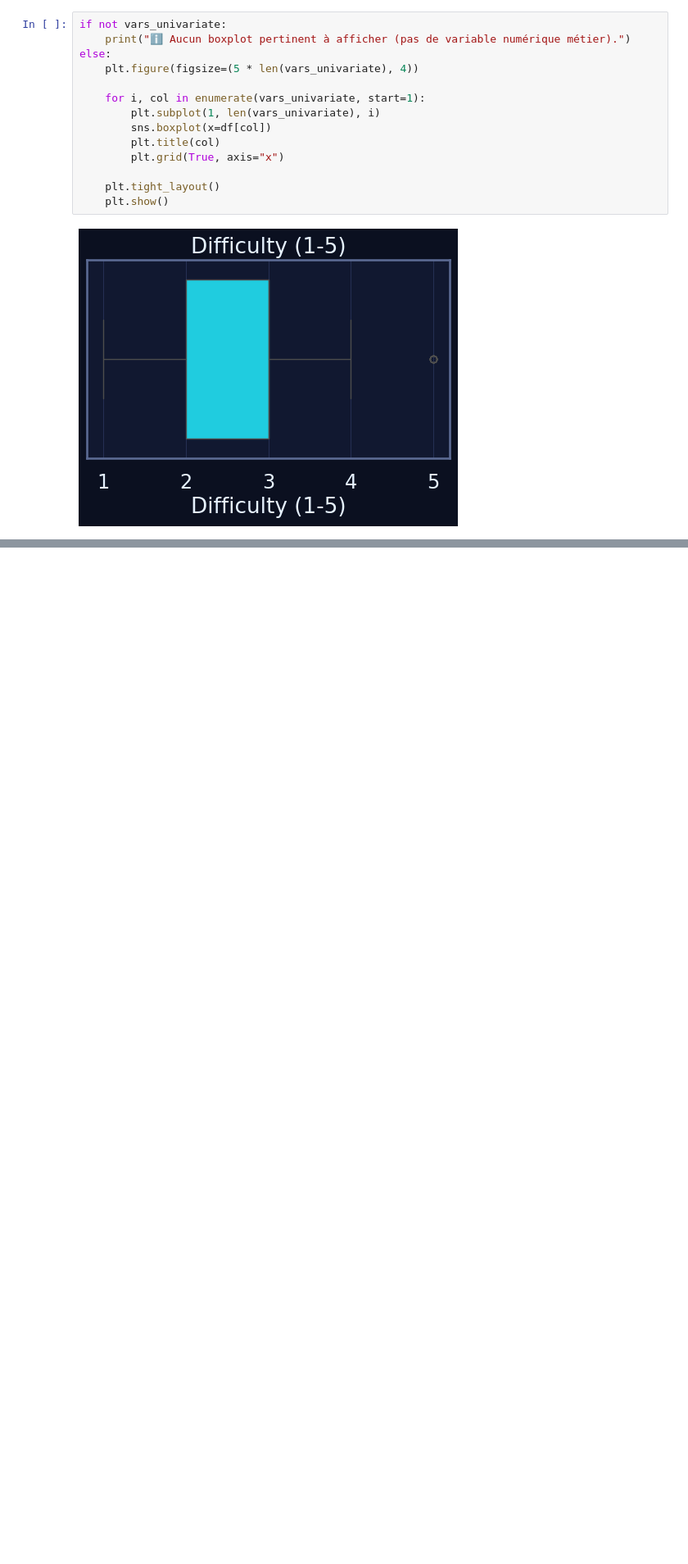
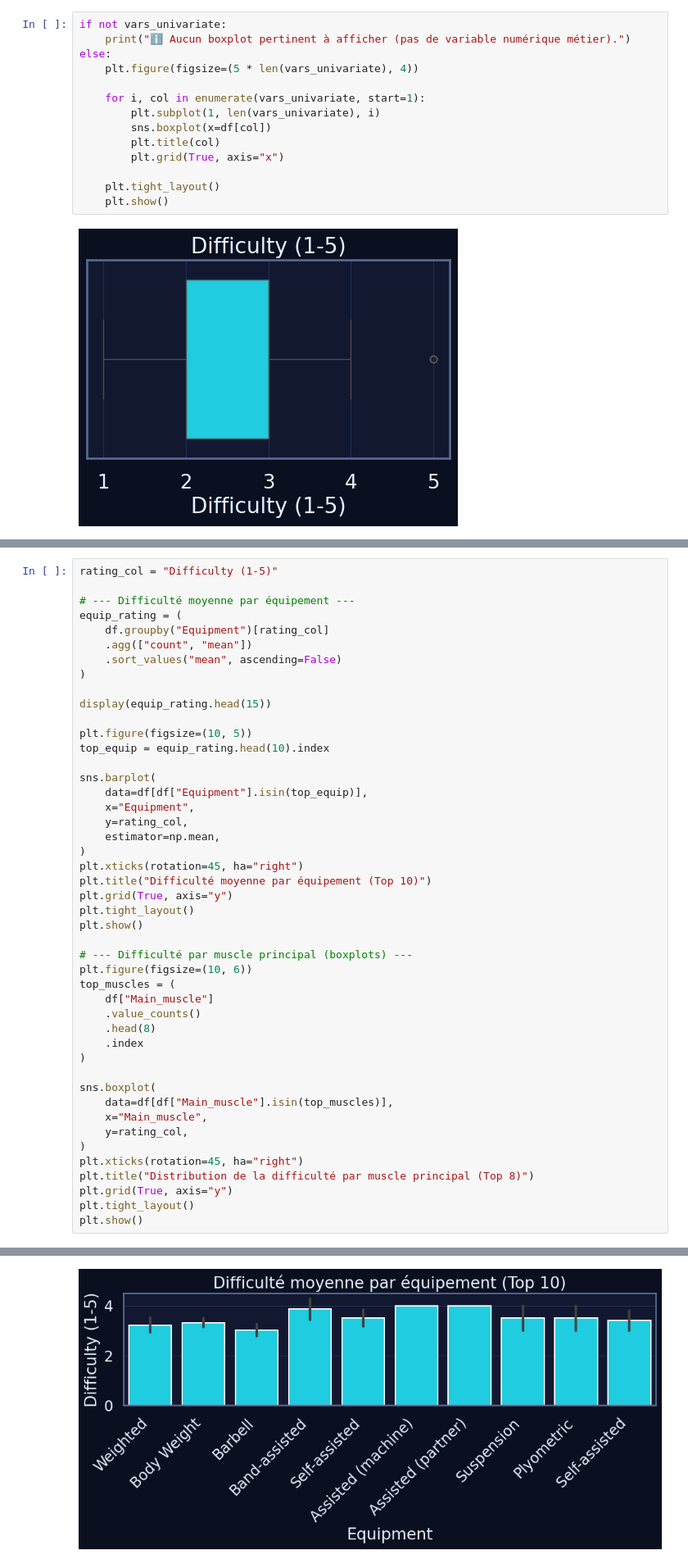
Before and after one commit to happy-developer/train.me, a Jupyter notebook: src/notebooks/eda/gym_exercises_dataset/eda_gym_exercises_dataset.ipynb, the cells around one changed output, grey strips where cells are left out. Shown: that part at 82% size. Saved outputs shown, nothing was run; the diff lists cells and outputs as text; blank space fills up the shorter version.

Commit message:
EDA - gym_exercises_dataset - Visualisation bivariée

```diff
--- a/src/notebooks/eda/gym_exercises_dataset/eda_gym_exercises_dataset.ipynb
+++ b/src/notebooks/eda/gym_exercises_dataset/eda_gym_exercises_dataset.ipynb
@@ -469,0 +512,47 @@ else:
+# %%
+rating_col = "Difficulty (1-5)"
+
+# --- Difficulté moyenne par équipement ---
+equip_rating = (
+    df.groupby("Equipment")[rating_col]
+    .agg(["count", "mean"])
+    .sort_values("mean", ascending=False)
+)
+
+display(equip_rating.head(15))
+
+plt.figure(figsize=(10, 5))
+top_equip = equip_rating.head(10).index
+
+sns.barplot(
+    data=df[df["Equipment"].isin(top_equip)],
+    x="Equipment",
+    y=rating_col,
+    estimator=np.mean,
+)
+plt.xticks(rotation=45, ha="right")
+plt.title("Difficulté moyenne par équipement (Top 10)")
+plt.grid(True, axis="y")
+plt.tight_layout()
+plt.show()
+
+# --- Difficulté par muscle principal (boxplots) ---
+plt.figure(figsize=(10, 6))
+top_muscles = (
+    df["Main_muscle"]
+    .value_counts()
+    .head(8)
+    .index
+)
+
+sns.boxplot(
+    data=df[df["Main_muscle"].isin(top_muscles)],
+    x="Main_muscle",
+    y=rating_col,
+)
+plt.xticks(rotation=45, ha="right")
+plt.title("Distribution de la difficulté par muscle principal (Top 8)")
+plt.grid(True, axis="y")
+plt.tight_layout()
+plt.show()
+# %% [output]
@@ -469,0 +576 @@ else:
+[figure, added]
```
Also changed, not shown: parts of 9 cells of this notebook, 1 other file.
